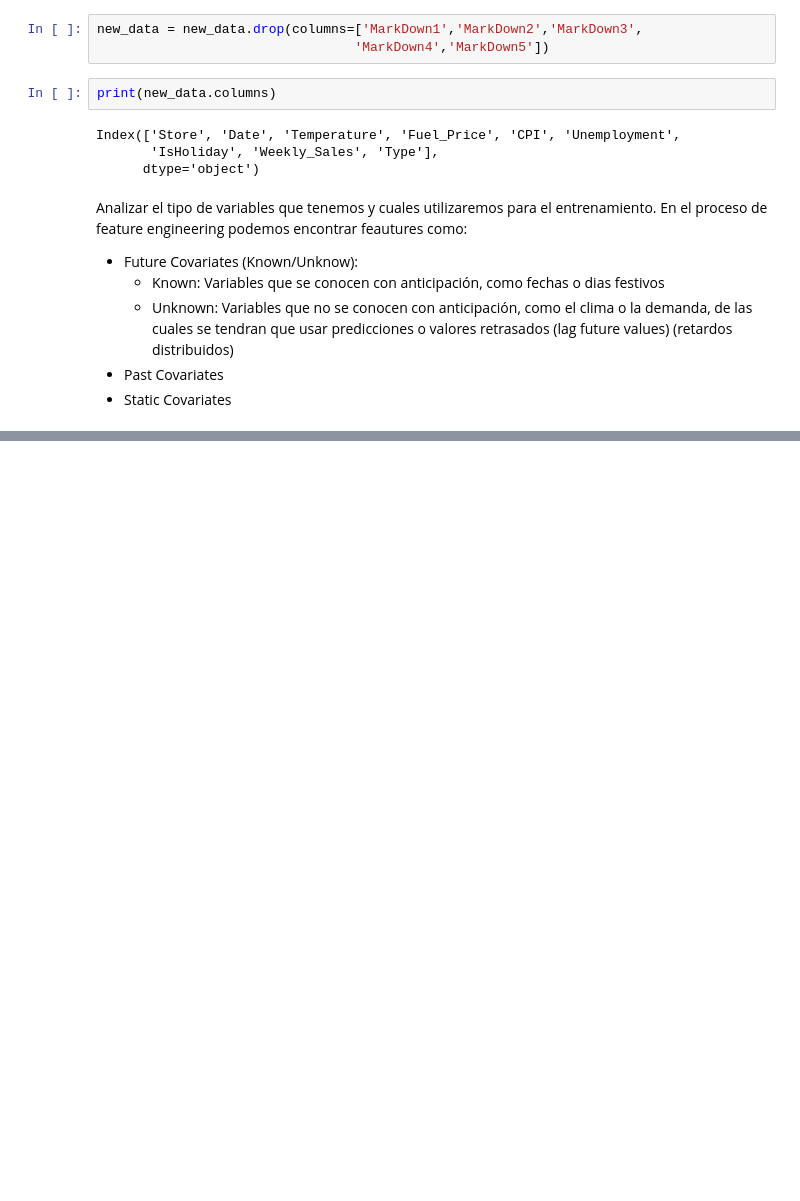
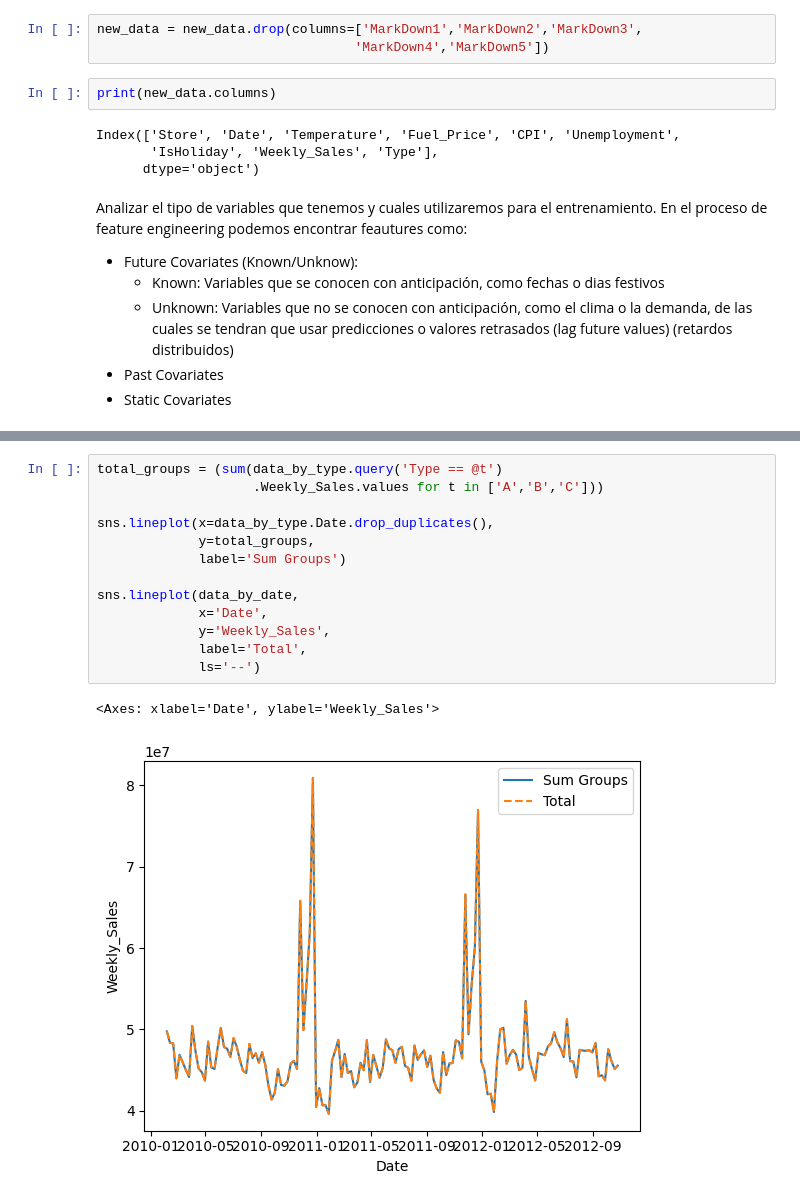
Before and after one commit to GuillermoSainz07/retail_mlops_project, a Jupyter notebook: notebooks/eda.ipynb, the cells around one changed output, grey strips where cells are left out. Cells and saved outputs as stored; diff of their text form; blank space fills up the shorter version.

```diff
--- a/notebooks/eda.ipynb
+++ b/notebooks/eda.ipynb
@@ -193,0 +310,16 @@ Time Series Decomposition
+# %%
+total_groups = (sum(data_by_type.query('Type == @t')
+                    .Weekly_Sales.values for t in ['A','B','C']))
+
+sns.lineplot(x=data_by_type.Date.drop_duplicates(),
+             y=total_groups,
+             label='Sum Groups')
+
+sns.lineplot(data_by_date,
+             x='Date',
+             y='Weekly_Sales',
+             label='Total',
+             ls='--')
+# %% [output]
+<Axes: xlabel='Date', ylabel='Weekly_Sales'>
+[figure, added]
```
Also changed, not shown: parts of 54 cells of this notebook, 3 other files.
